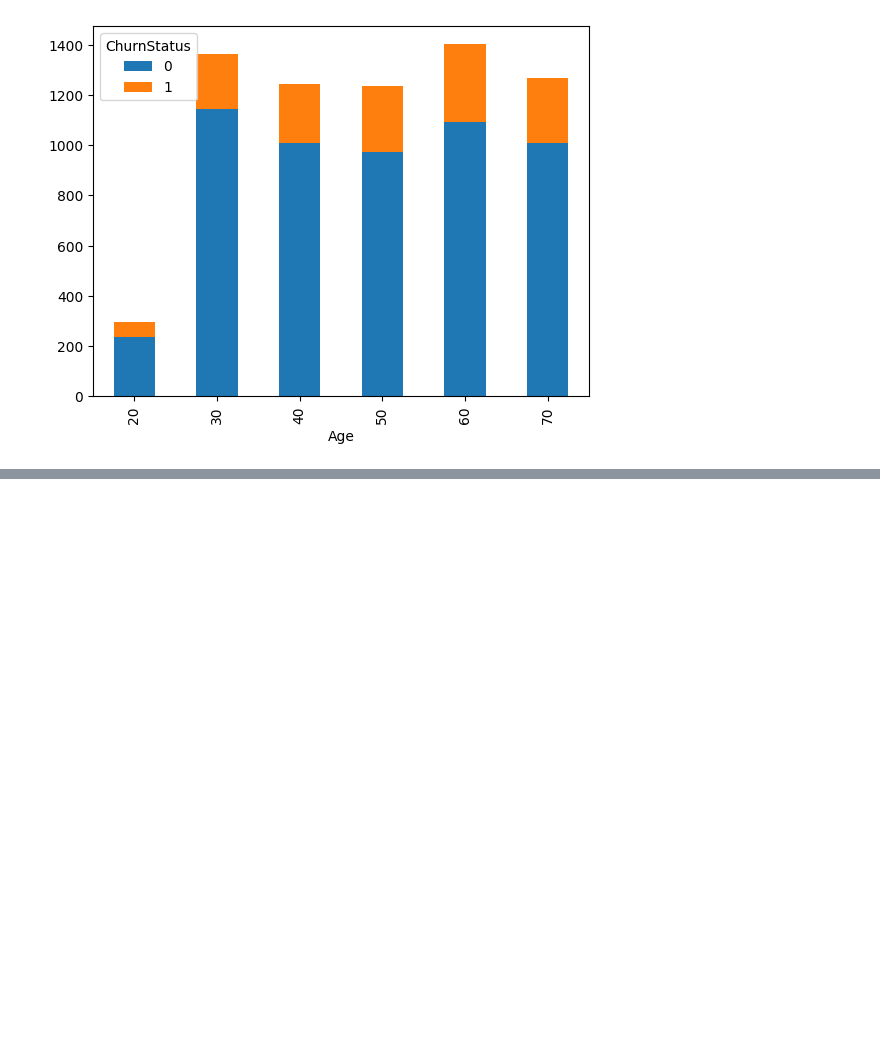
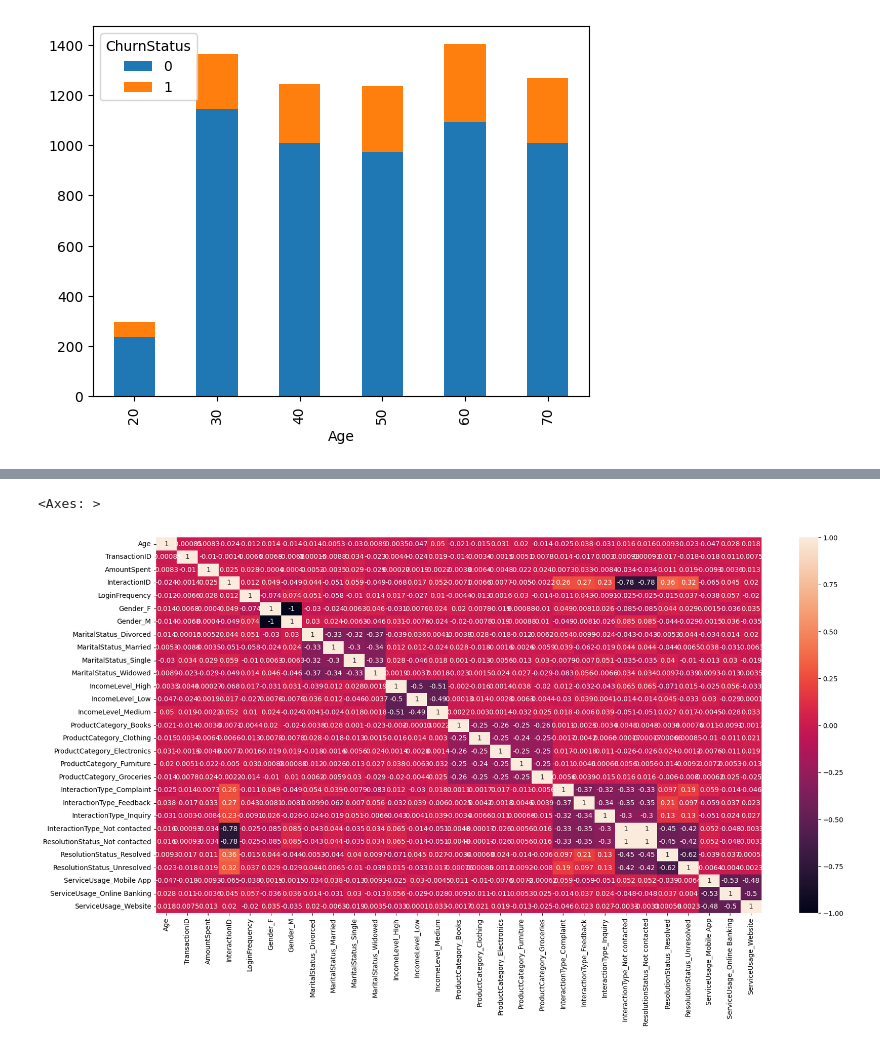
Before and after one commit to pavanrajkg04/Job_based_projects, a Jupyter notebook: Data Science/LLoyd Bank/Task 1: Data gathering and exploratory analysis/TaskOne.ipynb, the cells around one changed output, grey strips where cells are left out. Saved outputs shown, nothing was run; the diff lists cells and outputs as text; code cells hidden in the pictures; blank space fills up the shorter version.

```diff
--- a/Data Science/LLoyd Bank/Task 1: Data gathering and exploratory analysis/TaskOne.ipynb
+++ b/Data Science/LLoyd Bank/Task 1: Data gathering and exploratory analysis/TaskOne.ipynb
@@ -188,0 +246,3 @@ age_churn.plot(kind='bar',stacked=True)
+# %%
+corr = data3.corr()
+corr
@@ -188,0 +268,6 @@ age_churn.plot(kind='bar',stacked=True)
+# %%
+plt.figure(figsize=(20,10))
+sns.heatmap(corr, annot=True)
+# %% [output]
+<Axes: >
+[figure, added]
```
Also changed, not shown: parts of 10 cells of this notebook, 2 other files.
